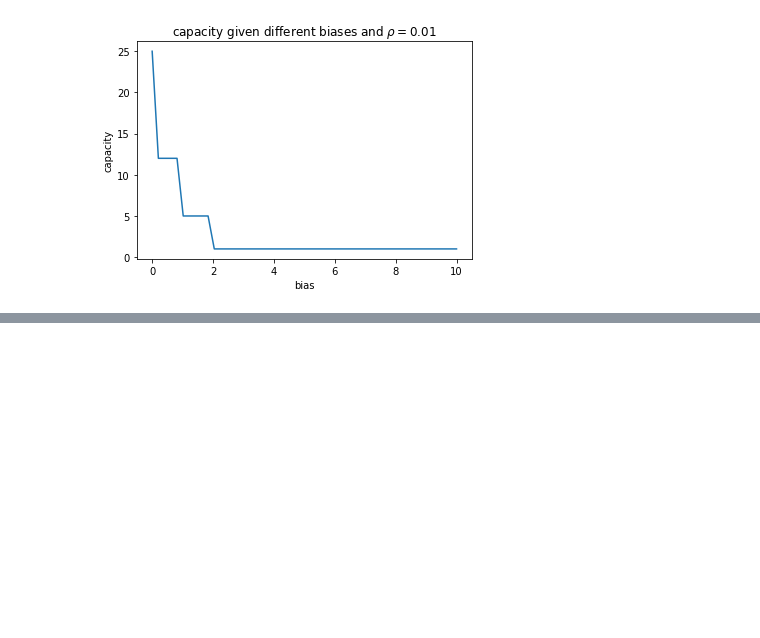
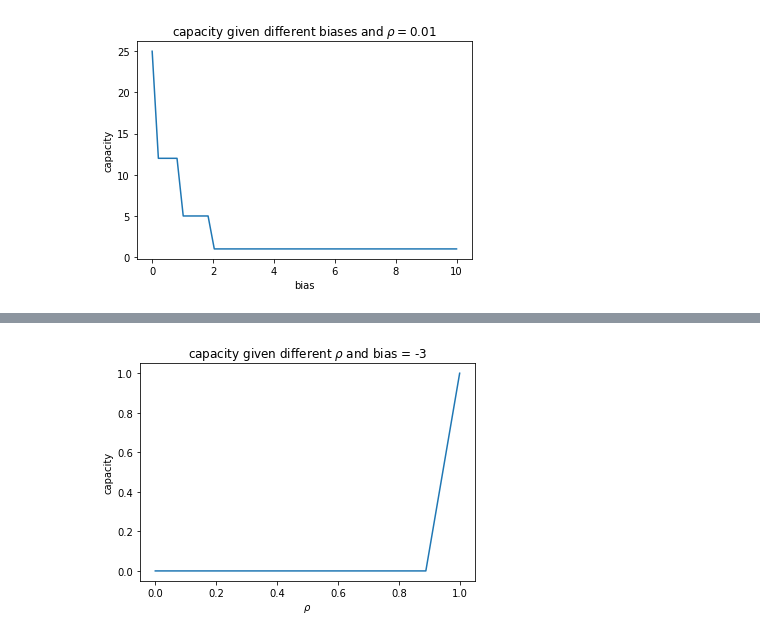
Before and after one commit to kenza-bouzid/ann_labs, a Jupyter notebook: lab3/3_6.ipynb, the cells around one changed output, grey strips where cells are left out. Saved outputs shown, nothing was run; the diff lists cells and outputs as text; code cells hidden in the pictures; blank space fills up the shorter version.

```diff
--- a/lab3/3_6.ipynb
+++ b/lab3/3_6.ipynb
@@ -107,0 +108,15 @@ plt.show()
+# %%
+p = np.linspace(0,1,10)
+capacity = list()
+for i in p:
+    data = np.random.binomial(1,i,(300,100))
+    hop_net2 = hn.HopfieldNetwork(ut.get_data(50,data),sparse=True, bias=-3)
+    hop_net2.zero_self_connection()
+    capacity.append(hop_net2.check_capacity())
+plt.plot(p,capacity)
+plt.xlabel(r'$\rho$')
+plt.ylabel('capacity')
+plt.title(r'capacity given different $\rho$ and bias = {}'.format(-3))
+plt.show()
+# %% [output]
+[figure, added]
```
Also changed, not shown: parts of 1 cell of this notebook.
